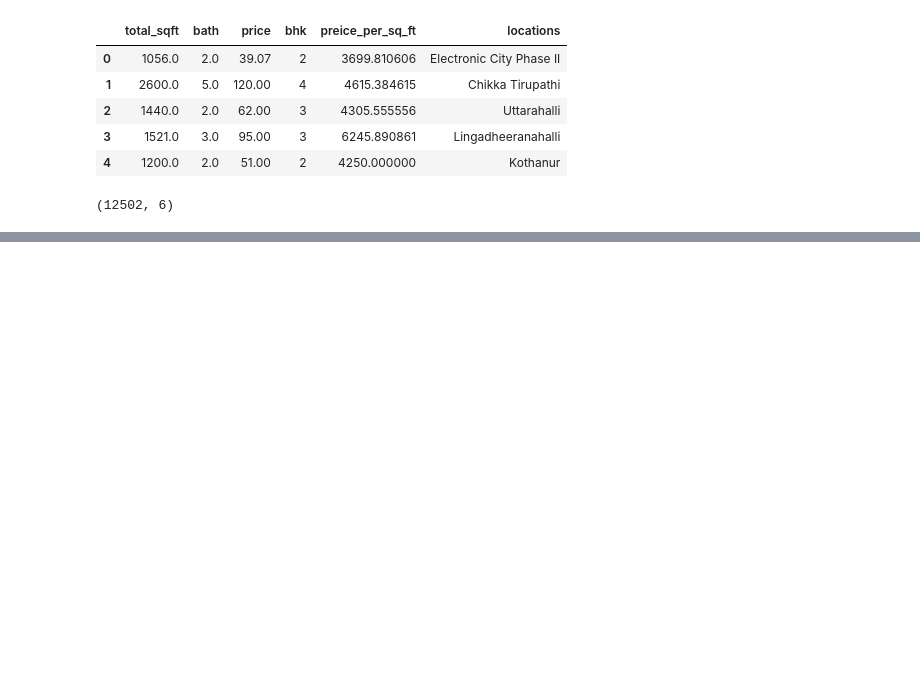
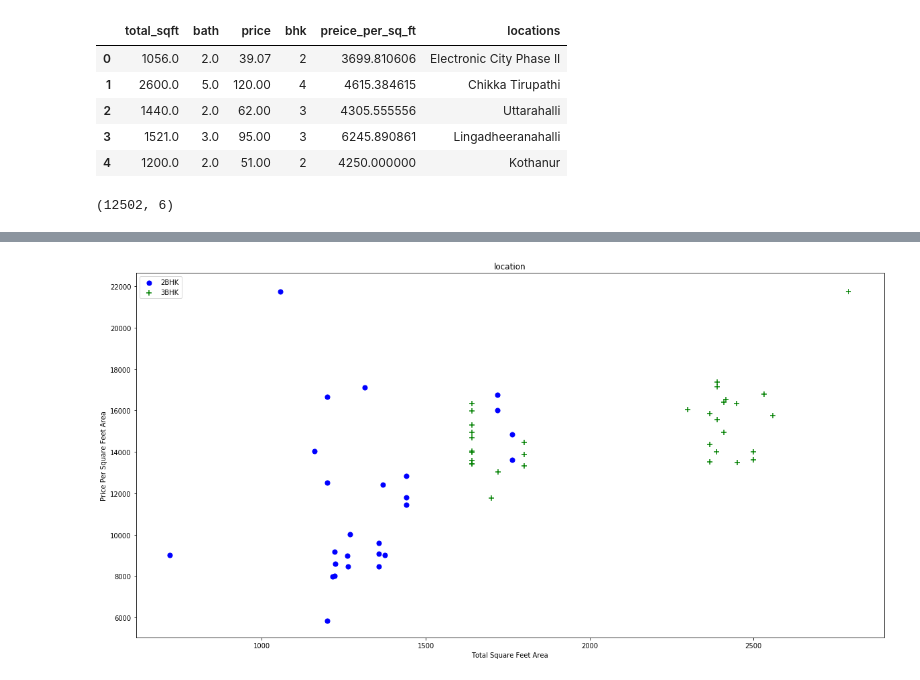
Before and after one commit to BineetaMishra/Projects, a Jupyter notebook: Liner_Regression/House_Pricing_Banglore/House_Pricing_Model.ipynb, the cells around one changed output, grey strips where cells are left out. Cells and saved outputs as stored; diff of their text form; code cells hidden in the pictures; blank space fills up the shorter version.

```diff
--- a/Liner_Regression/House_Pricing_Banglore/House_Pricing_Model.ipynb
+++ b/Liner_Regression/House_Pricing_Banglore/House_Pricing_Model.ipynb
@@ -426,0 +513,5 @@ num.shape
+# %%
+plot_scatter_chart(df5,'Rajaji Nagar')
+# look at the green dots some have been removed
+# %% [output]
+[figure, added]
```
Also changed, not shown: parts of 47 cells of this notebook, 6 other files.
